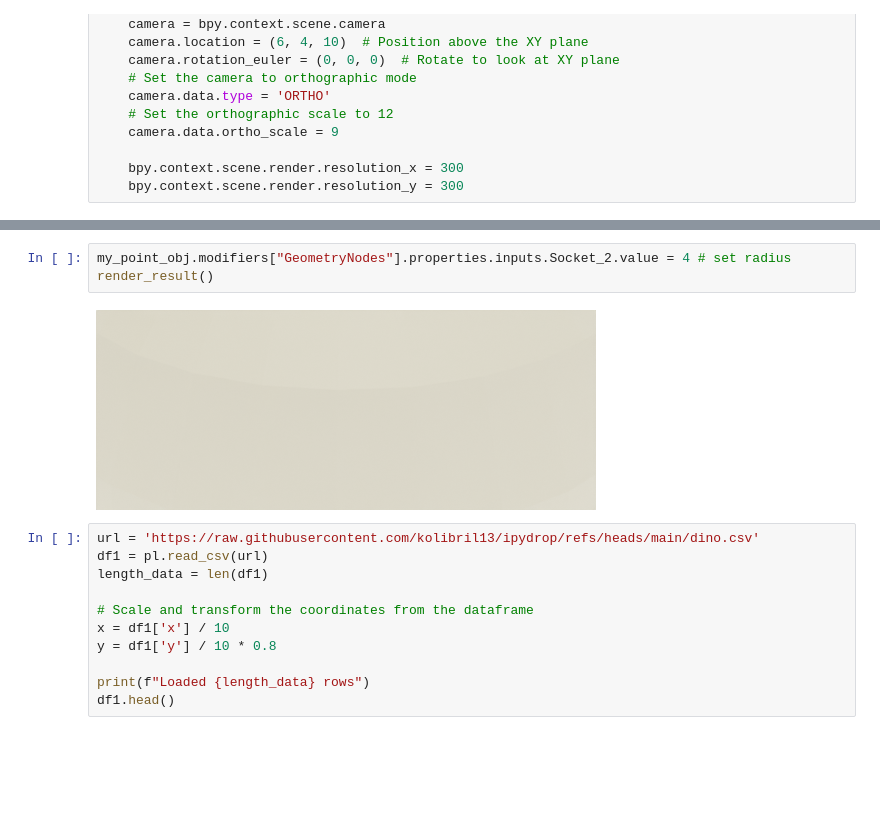
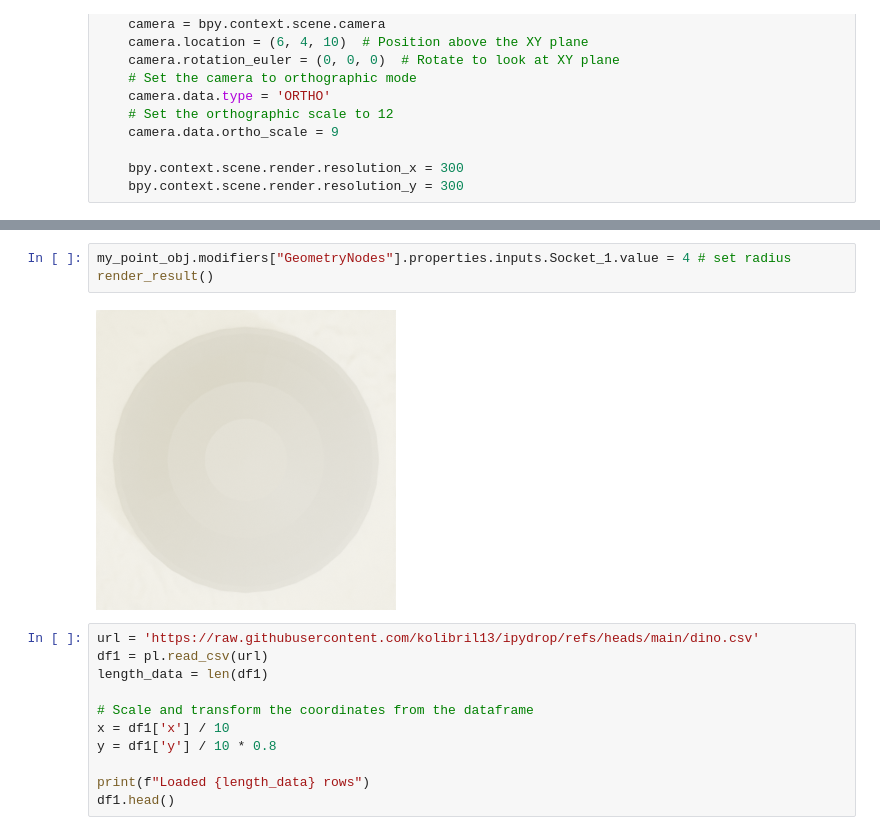
Before and after one commit to kolibril13/bpy-gallery, a Jupyter notebook: docs/databpy/geometry-nodes.ipynb, the cells around one changed output, grey strips where cells are left out. Cells and saved outputs as stored; diff of their text form; blank space fills up the shorter version.

```diff
--- a/docs/databpy/geometry-nodes.ipynb
+++ b/docs/databpy/geometry-nodes.ipynb
@@ -72,8 +73,8 @@ render_result()
 # %%
-my_point_obj.modifiers["GeometryNodes"].properties.inputs.Socket_2.value = 4 # set radius
+my_point_obj.modifiers["GeometryNodes"].properties.inputs.Socket_1.value = 4 # set radius
 render_result()
 # %% [output]
-[figure, old version]
+[figure, new version]
 # %%
 url = 'https://raw.githubusercontent.com/kolibril13/ipydrop/refs/heads/main/dino.csv'
 df1 = pl.read_csv(url)
```
Also changed, not shown: parts of 9 cells of this notebook, 5 other files.
